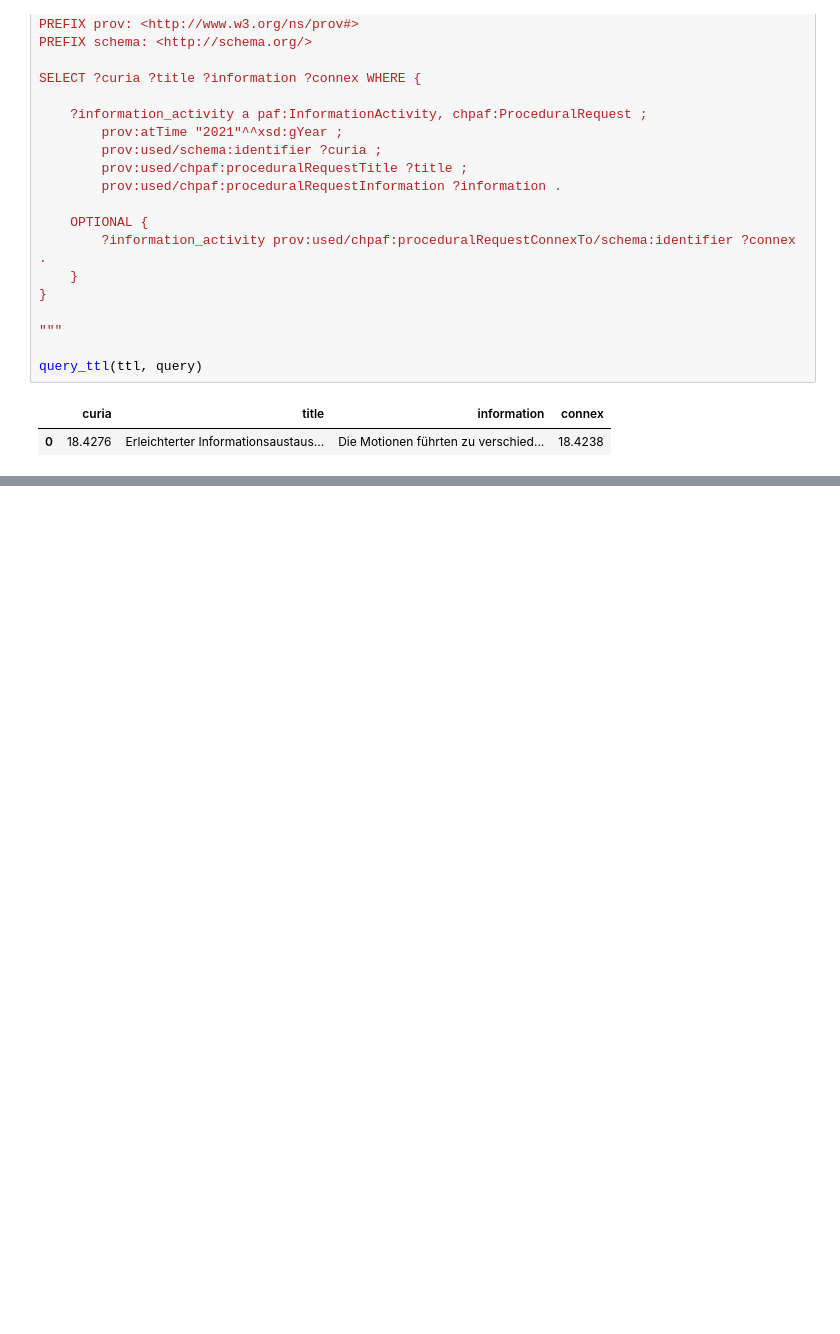
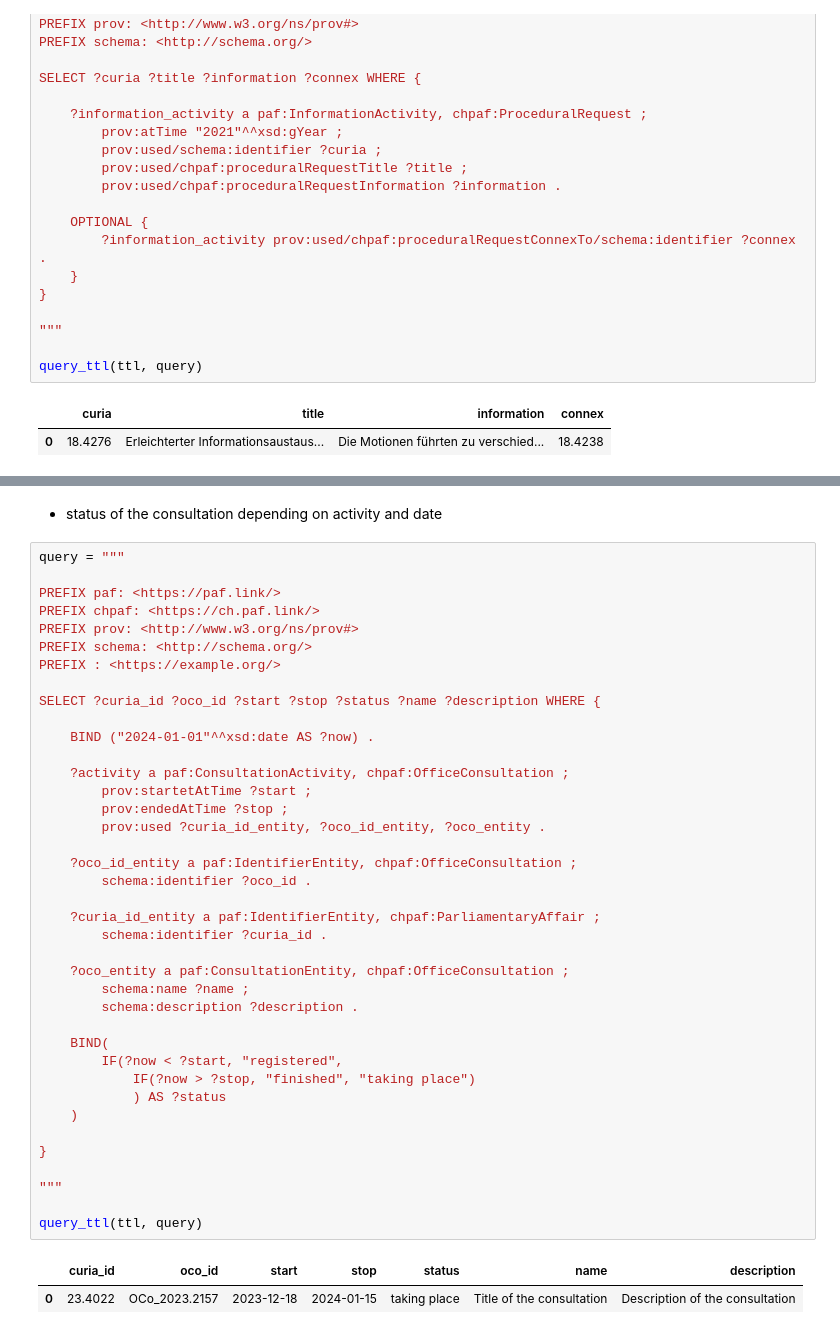
Before and after one commit to swiss/ch-paf-link, a Jupyter notebook: notebooks/chpaf_lite.ipynb, the cells around one changed output, grey strips where cells are left out. Cells and saved outputs as stored; diff of their text form; blank space fills up the shorter version.

```diff
--- a/notebooks/chpaf_lite.ipynb
+++ b/notebooks/chpaf_lite.ipynb
@@ -269,0 +478,44 @@ query_ttl(ttl, query)
+# %% [markdown]
+- status of the consultation depending on activity and date
+# %%
+query = """
+
+PREFIX paf: <https://paf.link/>
+PREFIX chpaf: <https://ch.paf.link/>
+PREFIX prov: <http://www.w3.org/ns/prov#>
+PREFIX schema: <http://schema.org/>
+PREFIX : <https://example.org/>
+
+SELECT ?curia_id ?oco_id ?start ?stop ?status ?name ?description WHERE {
+
+    BIND ("2024-01-01"^^xsd:date AS ?now) .
+
+    ?activity a paf:ConsultationActivity, chpaf:OfficeConsultation ;
+        prov:startetAtTime ?start ;
+        prov:endedAtTime ?stop ;
+        prov:used ?curia_id_entity, ?oco_id_entity, ?oco_entity .
+
+    ?oco_id_entity a paf:IdentifierEntity, chpaf:OfficeConsultation ;
+        schema:identifier ?oco_id .
+
+    ?curia_id_entity a paf:IdentifierEntity, chpaf:ParliamentaryAffair ;
+        schema:identifier ?curia_id .
+
+    ?oco_entity a paf:ConsultationEntity, chpaf:OfficeConsultation ;
+        schema:name ?name ;
+        schema:description ?description .
+
+    BIND(
+        IF(?now < ?start, "registered",
+            IF(?now > ?stop, "finished", "taking place")
+            ) AS ?status
+    )
+
+}
+
+"""
+
+query_ttl(ttl, query)
+# %% [output]
+|  | curia_id | oco_id | start | stop | status | name | description |
+| 0 | 23.4022 | OCo_2023.2157 | 2023-12-18 | 2024-01-15 | taking place | Title of the consultation | Description of the consultation |
```
Also changed, not shown: parts of 17 cells of this notebook, 1 other file.
